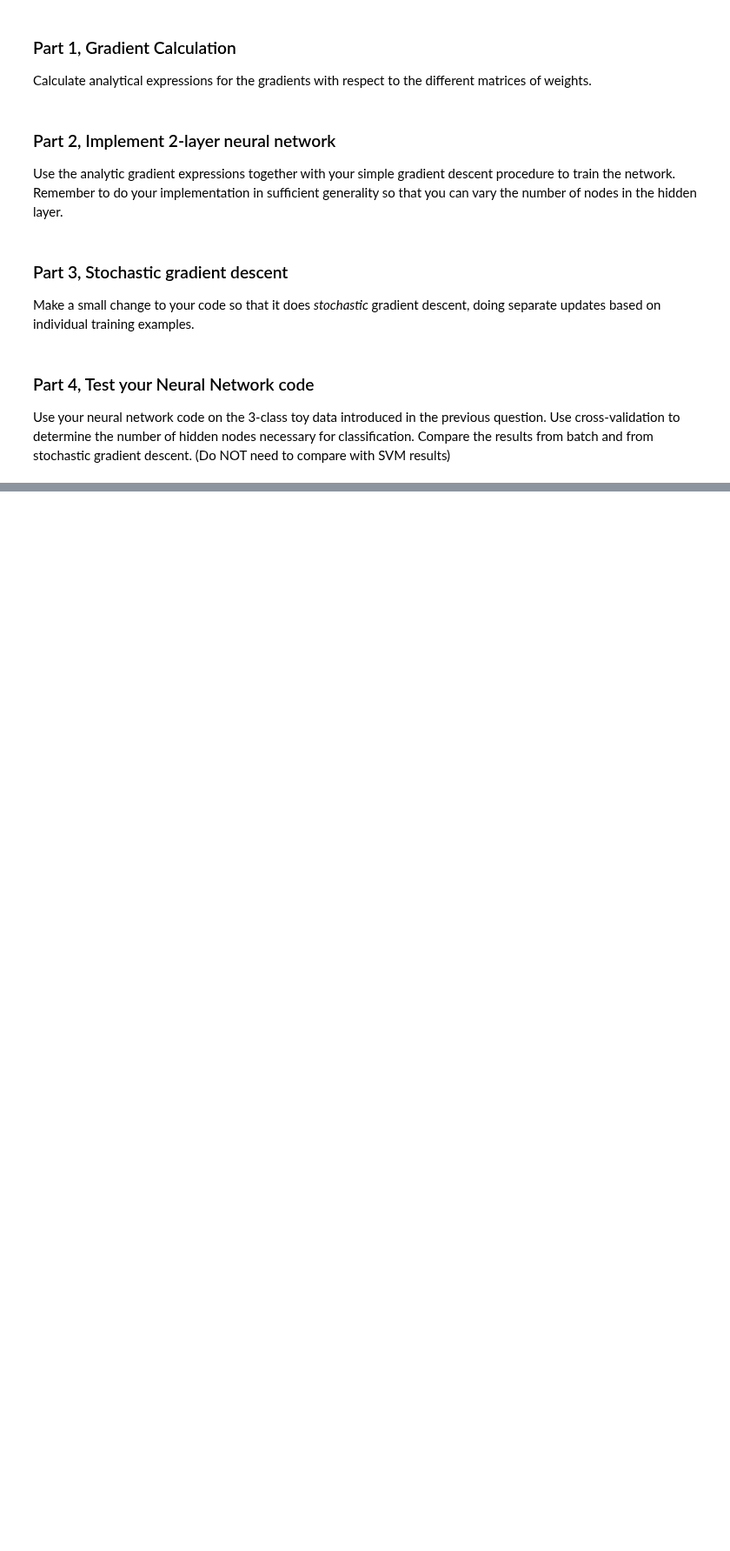
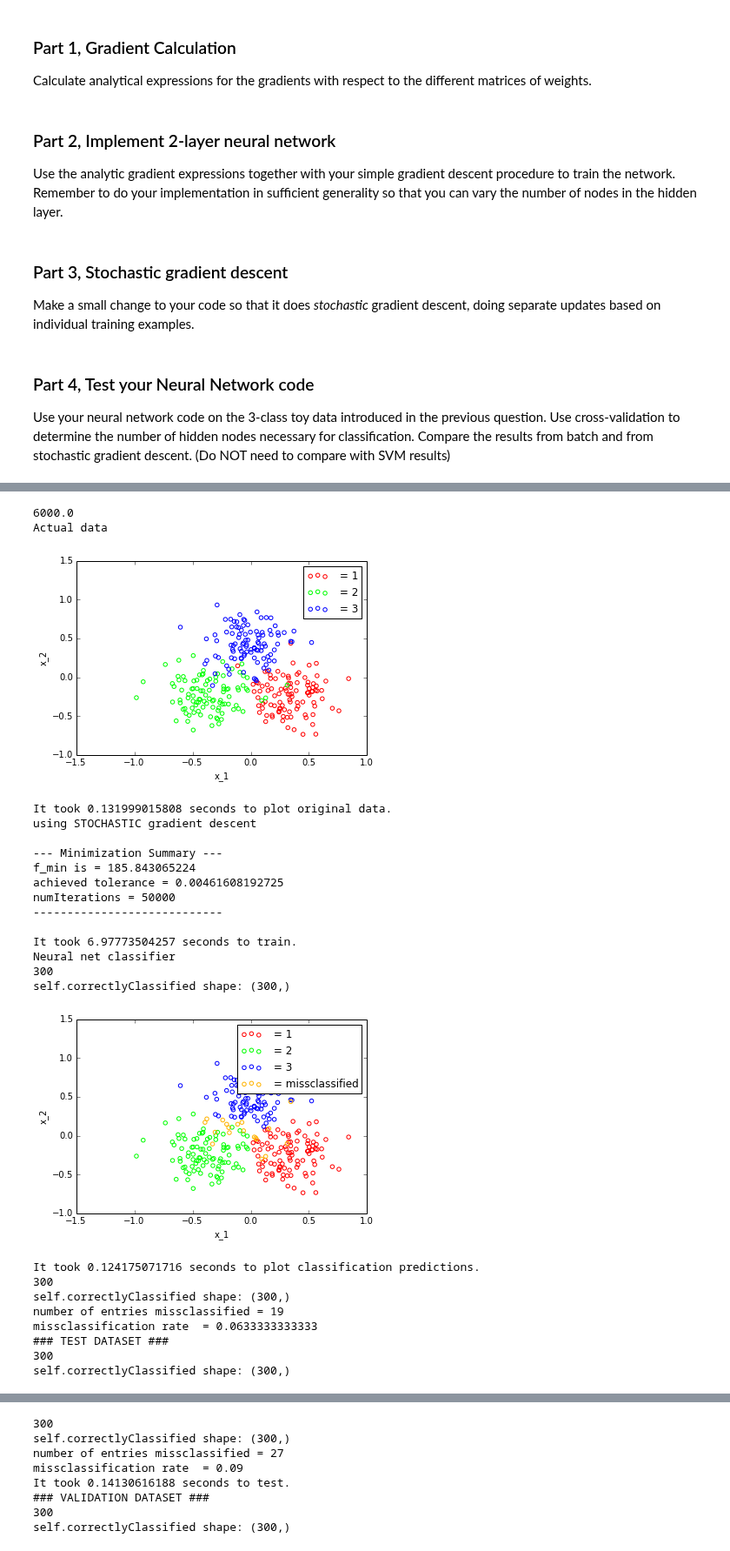
Before and after one commit to peteflorence/Machine-Learning-6.867-homework, a Jupyter notebook: hw3/prob_2_firstpart.ipynb, the cells around one changed output, grey strips where cells are left out. Shown at 87% size. Cells and saved outputs as stored; diff of their text form; code cells hidden in the pictures; blank space fills up the shorter version.

```diff
--- a/hw3/prob_2_firstpart.ipynb
+++ b/hw3/prob_2_firstpart.ipynb
@@ -398,0 +252,4 @@ Training time vs. M (number of hidden nodes)
+# %%
+filename = "toy_multiclass_2"
+nn = NeuralNet.fromMAT(filename, type="train", lam=0, M=300)
+print nn.M
@@ -398,0 +258,32 @@ Training time vs. M (number of hidden nodes)
+# %%
+stepSize=nn.N*20.0
+print stepSize
+nn.train(useSGD=True, stepSize=stepSize, maxFunctionCalls=50000, storeIterValues=False)
+nn.test()
+nn.validate()
+# %% [output]
+6000.0
+Actual data
+[figure, added]
+It took 0.131999015808 seconds to plot original data.
+using STOCHASTIC gradient descent
+
+--- Minimization Summary ---
+f_min is = 185.843065224
+achieved tolerance = 0.00461608192725
+numIterations = 50000
+----------------------------
+
+It took 6.97773504257 seconds to train.
+Neural net classifier
+300
+self.correctlyClassified shape: (300,)
+[figure, added]
+It took 0.124175071716 seconds to plot classification predictions.
+300
+self.correctlyClassified shape: (300,)
+number of entries missclassified = 19
+missclassification rate  = 0.0633333333333
+### TEST DATASET ###
+300
+self.correctlyClassified shape: (300,)
@@ -398,0 +291,8 @@ Training time vs. M (number of hidden nodes)
+300
+self.correctlyClassified shape: (300,)
+number of entries missclassified = 27
+missclassification rate  = 0.09
+It took 0.14130616188 seconds to test.
+### VALIDATION DATASET ###
+300
+self.correctlyClassified shape: (300,)
```
Also changed, not shown: parts of 20 cells of this notebook.
